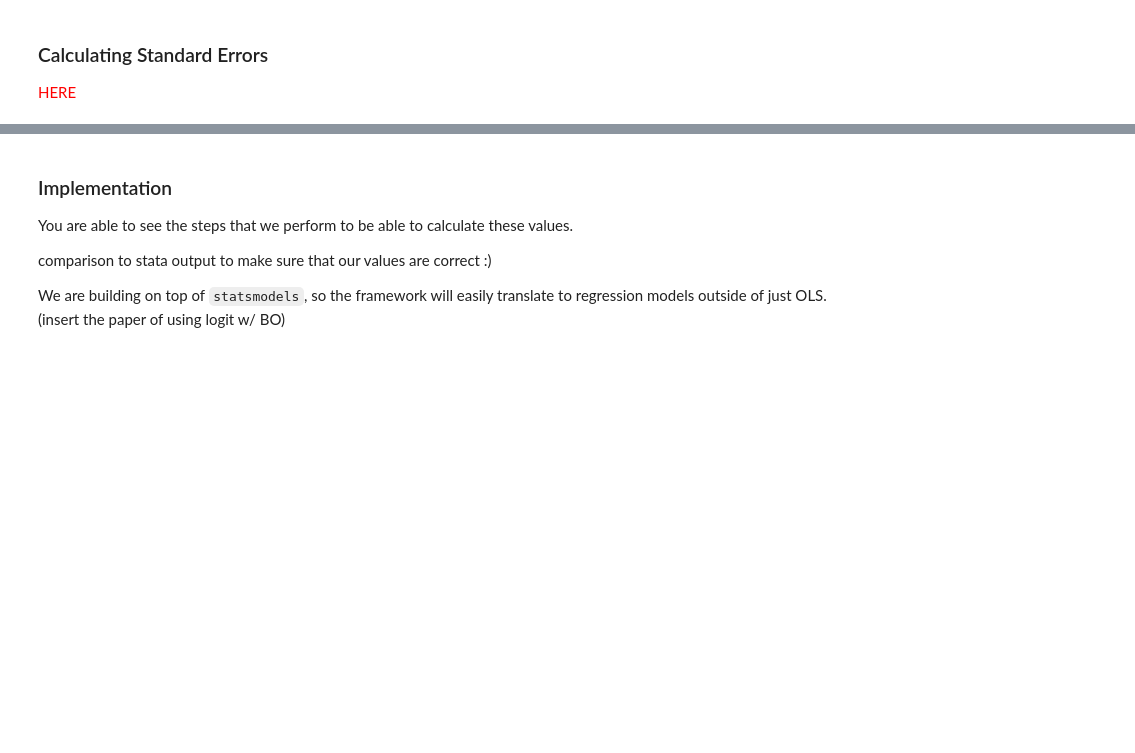
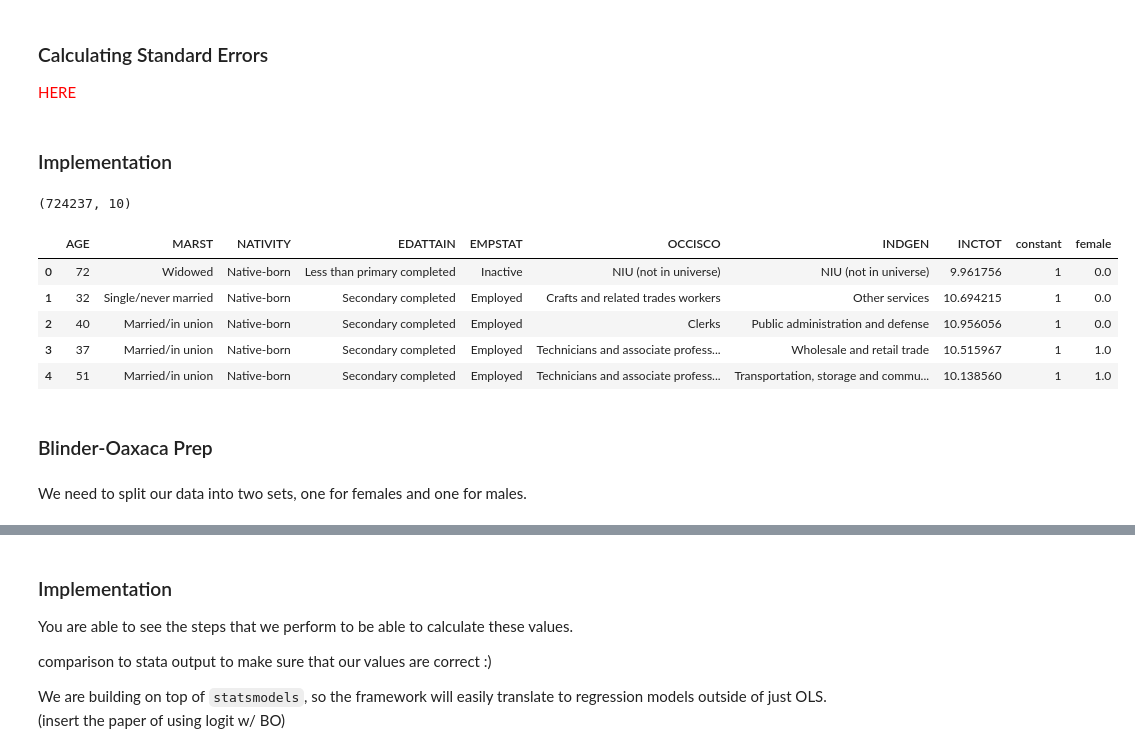
Before and after one commit to chrisdfong/Gender-Pay-Gap-Analysis, a Jupyter notebook: Project.ipynb, the cells around one changed output, grey strips where cells are left out. Saved outputs shown, nothing was run; the diff lists cells and outputs as text; code cells hidden in the pictures; blank space fills up the shorter version.

```diff
--- a/Project.ipynb
+++ b/Project.ipynb
@@ -110,3 +106,20 @@ Two-fold: difference in endowments, difference in returns from endowments. We us
 ### Calculating Standard Errors
 
 <font color="red">HERE</font>
+# %% [markdown]
+### Implementation
+# %%
+df = pd.read_csv('Canada.csv').drop(['COUNTRY', 'PERWT'], axis=1)
+df['constant'] = 1
+df['female'] = (df['SEX'] == 'Female').astype(float)
+df.drop('SEX', axis=1, inplace=True)
+print(df.shape)
+df.head()
+# %% [output]
+(724237, 10)
+|  | AGE | MARST | NATIVITY | EDATTAIN | EMPSTAT | OCCISCO | INDGEN | INCTOT | constant | female |
+| 0 | 72 | Widowed | Native-born | Less than primary completed | Inactive | NIU (not in universe) | NIU (not in universe) | 9.961756 | 1 | 0.0 |
+| 1 | 32 | Single/never married | Native-born | Secondary completed | Employed | Crafts and related trades workers | Other services | 10.694215 | 1 | 0.0 |
+| 2 | 40 | Married/in union | Native-born | Secondary completed | Employed | Clerks | Public administration and defense | 10.956056 | 1 | 0.0 |
+| 3 | 37 | Married/in union | Native-born | Secondary completed | Employed | Technicians and associate profess... | Wholesale and retail trade | 10.515967 | 1 | 1.0 |
+| 4 | 51 | Married/in union | Native-born | Secondary completed | Employed | Technicians and associate profess... | Transportation, storage and commu... | 10.138560 | 1 | 1.0 |
@@ -112,0 +133,4 @@ Two-fold: difference in endowments, difference in returns from endowments. We us
+# %% [markdown]
+### Blinder-Oaxaca Prep
+# %% [markdown]
+We need to split our data into two sets, one for females and one for males.
```
Also changed, not shown: parts of 37 cells of this notebook.
